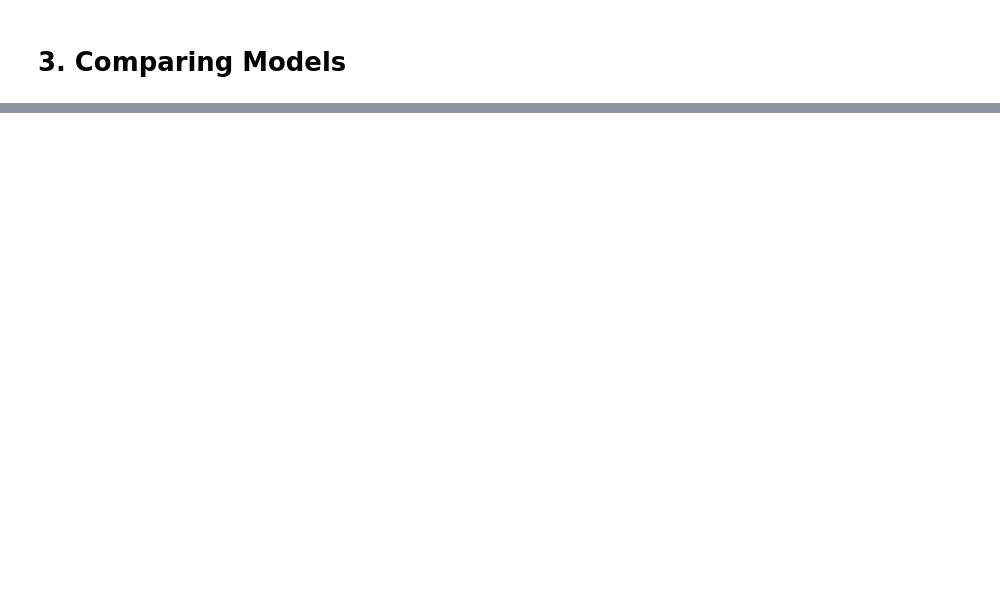
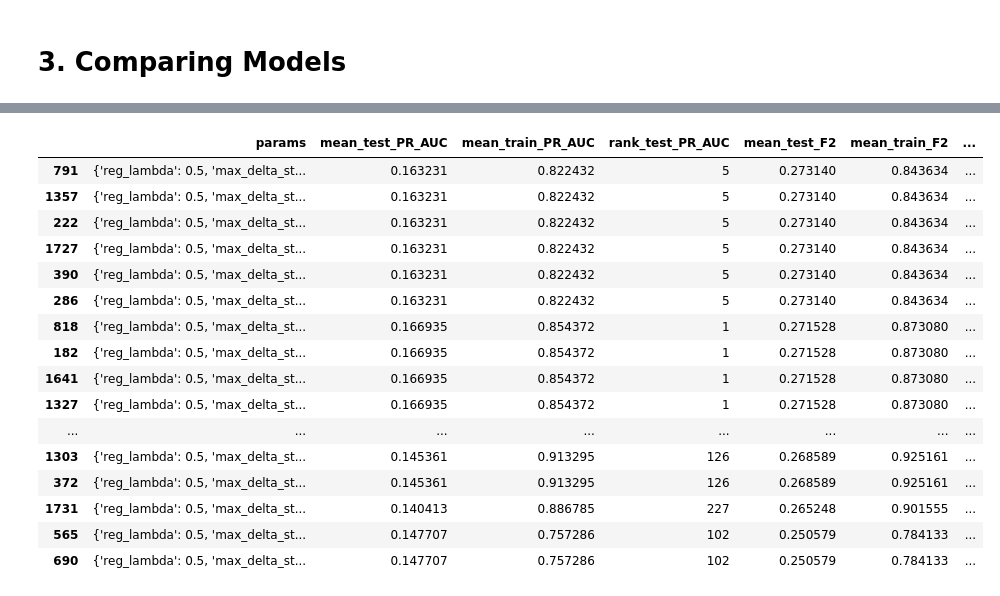
Before and after one commit to YongeBai/All_Star_Predictor, a Jupyter notebook: all_star2.ipynb, the cells around one changed output, grey strips where cells are left out. Drawn from its saved outputs; the diff is of its cells as text; code cells hidden in the pictures; blank space fills up the shorter version.

```diff
--- a/all_star2.ipynb
+++ b/all_star2.ipynb
@@ -982,0 +1057,2 @@ print(confusion_matrix(y_test, y_pred_mlp), '\n')
+# %%
+xgb = XGBClassifier(objective='binary:logistic', max_depth = 5, max_delta_step = 3,random_state=42)
@@ -982,0 +1067,19 @@ print(confusion_matrix(y_test, y_pred_mlp), '\n')
+# %%
+#finding out how long 1 iter of rand takes
+rand_xgb = RandomizedSearchCV(
+    xgb,
+    params_xgb,
+    n_iter=1,
+    cv = skf,
+    scoring = {
+      'PR_AUC':make_scorer(average_precision_score),
+      'F2':make_scorer(f2_func)
+    },
+    return_train_score=True,
+    refit='F2',
+    n_jobs=-1
+)
+
+t = time.time()
+rand_xgb.fit(X_train, y_train)
+time.time() - t
@@ -982,0 +1089,16 @@ print(confusion_matrix(y_test, y_pred_mlp), '\n')
+# %%
+rand_xgb = RandomizedSearchCV(
+    xgb,
+    params_xgb,
+    n_iter=1800,
+    cv = skf,
+    scoring = {
+      'PR_AUC':make_scorer(average_precision_score),
+      'F2':make_scorer(f2_func)
+    },
+    return_train_score=True,
+    refit='F2',
+    n_jobs=-1
+)
+
+rand_xgb.fit(X_train, y_train)
@@ -982,0 +1127,26 @@ print(confusion_matrix(y_test, y_pred_mlp), '\n')
+# %%
+results_xgb = pd.DataFrame(rand_xgb.cv_results_)
+
+results_xgb = results_xgb[['params',
+                  'mean_test_PR_AUC','mean_train_PR_AUC', 'rank_test_PR_AUC',
+                   'mean_test_F2','mean_train_F2','rank_test_F2']]
+results_xgb = results_xgb.sort_values(by=['rank_test_F2'])
+results_xgb.head(20)
+# %% [output]
+|  | params | mean_test_PR_AUC | mean_train_PR_AUC | rank_test_PR_AUC | mean_test_F2 | mean_train_F2 | ... |
+| 791 | {'reg_lambda': 0.5, 'max_delta_st... | 0.163231 | 0.822432 | 5 | 0.273140 | 0.843634 | ... |
+| 1357 | {'reg_lambda': 0.5, 'max_delta_st... | 0.163231 | 0.822432 | 5 | 0.273140 | 0.843634 | ... |
+| 222 | {'reg_lambda': 0.5, 'max_delta_st... | 0.163231 | 0.822432 | 5 | 0.273140 | 0.843634 | ... |
+| 1727 | {'reg_lambda': 0.5, 'max_delta_st... | 0.163231 | 0.822432 | 5 | 0.273140 | 0.843634 | ... |
+| 390 | {'reg_lambda': 0.5, 'max_delta_st... | 0.163231 | 0.822432 | 5 | 0.273140 | 0.843634 | ... |
+| 286 | {'reg_lambda': 0.5, 'max_delta_st... | 0.163231 | 0.822432 | 5 | 0.273140 | 0.843634 | ... |
+| 818 | {'reg_lambda': 0.5, 'max_delta_st... | 0.166935 | 0.854372 | 1 | 0.271528 | 0.873080 | ... |
+| 182 | {'reg_lambda': 0.5, 'max_delta_st... | 0.166935 | 0.854372 | 1 | 0.271528 | 0.873080 | ... |
+| 1641 | {'reg_lambda': 0.5, 'max_delta_st... | 0.166935 | 0.854372 | 1 | 0.271528 | 0.873080 | ... |
+| 1327 | {'reg_lambda': 0.5, 'max_delta_st... | 0.166935 | 0.854372 | 1 | 0.271528 | 0.873080 | ... |
+| ... | ... | ... | ... | ... | ... | ... | ... |
+| 1303 | {'reg_lambda': 0.5, 'max_delta_st... | 0.145361 | 0.913295 | 126 | 0.268589 | 0.925161 | ... |
+| 372 | {'reg_lambda': 0.5, 'max_delta_st... | 0.145361 | 0.913295 | 126 | 0.268589 | 0.925161 | ... |
+| 1731 | {'reg_lambda': 0.5, 'max_delta_st... | 0.140413 | 0.886785 | 227 | 0.265248 | 0.901555 | ... |
+| 565 | {'reg_lambda': 0.5, 'max_delta_st... | 0.147707 | 0.757286 | 102 | 0.250579 | 0.784133 | ... |
+| 690 | {'reg_lambda': 0.5, 'max_delta_st... | 0.147707 | 0.757286 | 102 | 0.250579 | 0.784133 | ... |
```
Also changed, not shown: parts of 48 cells of this notebook.
